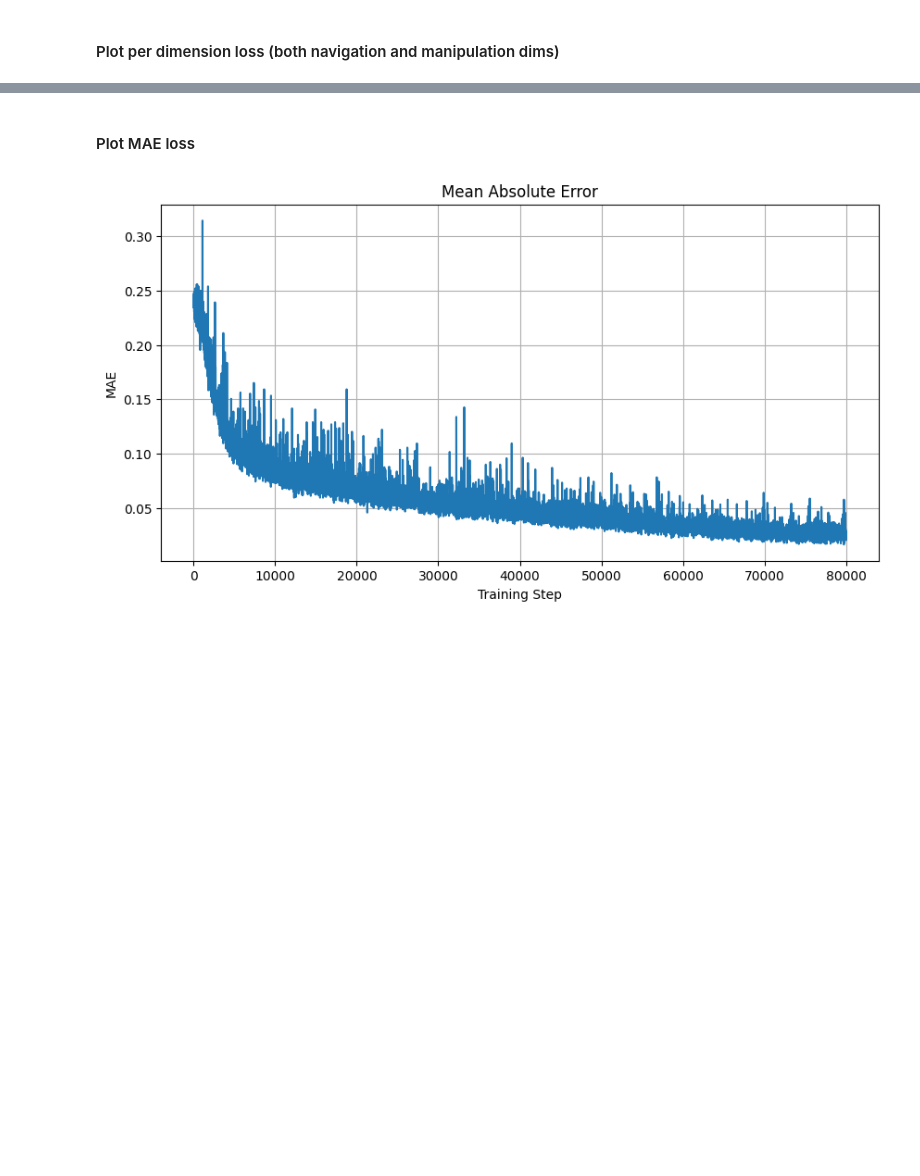
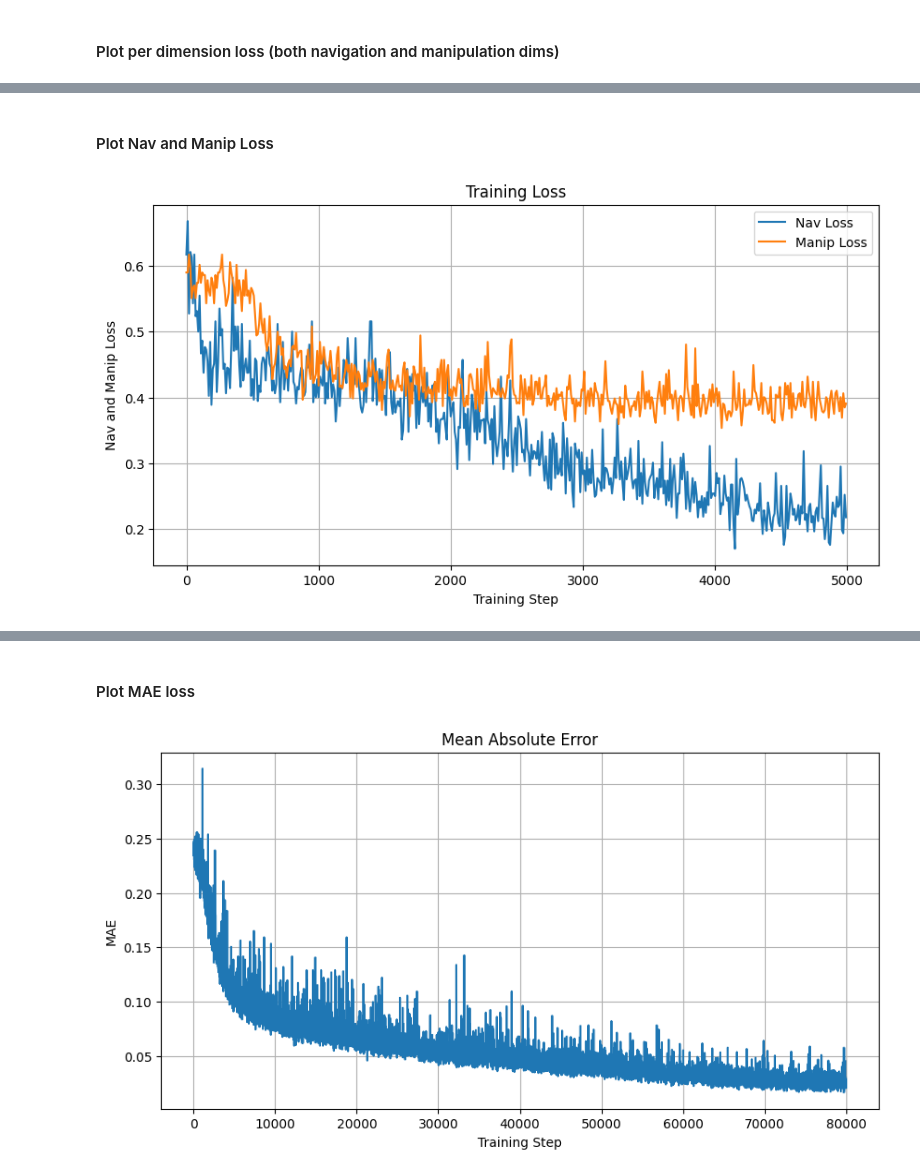
Before and after one commit to MCNeutron/imperial-irp-AeroGrasp, a Jupyter notebook: AeroGraspVLA/plot_training_metric.ipynb, the cells around one changed output, grey strips where cells are left out. Saved outputs shown, nothing was run; the diff lists cells and outputs as text; code cells hidden in the pictures; blank space fills up the shorter version.

```diff
--- a/AeroGraspVLA/plot_training_metric.ipynb
+++ b/AeroGraspVLA/plot_training_metric.ipynb
@@ -156,0 +188,18 @@ plt.show()
+# %% [markdown]
+#### Plot Nav and Manip Loss
+# %%
+plt.figure()
+
+plt.plot(df["step"], df["nav_loss"], label="Nav Loss")
+plt.plot(df["step"], df["manip_loss"], label="Manip Loss")
+
+plt.xlabel("Training Step")
+plt.ylabel("Nav and Manip Loss")
+plt.title("Training Loss")
+
+plt.legend()
+plt.grid(True)
+
+plt.show()
+# %% [output]
+[figure, added]
```
Also changed, not shown: parts of 10 cells of this notebook, 12 other files.
